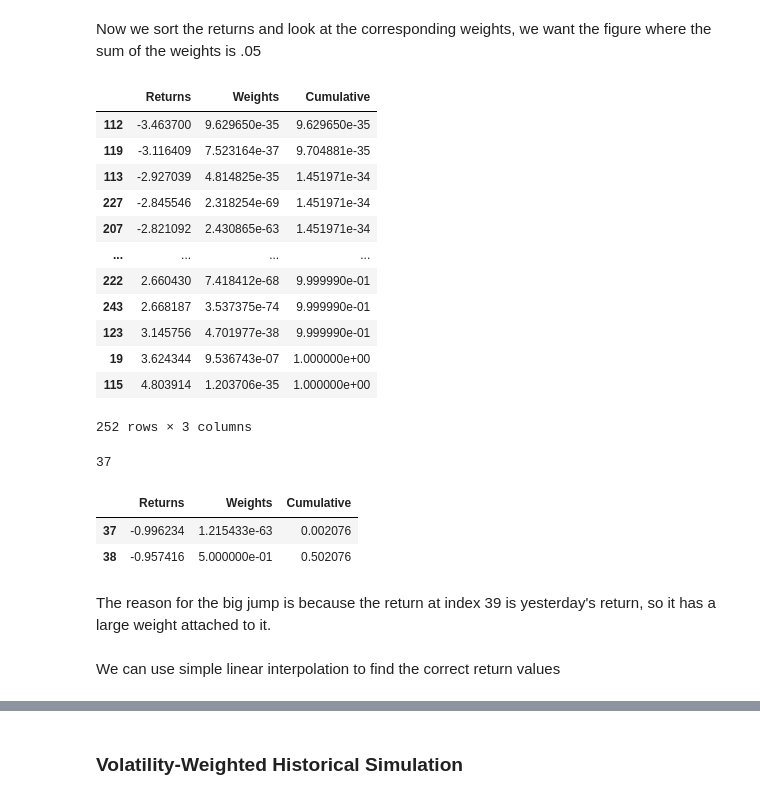
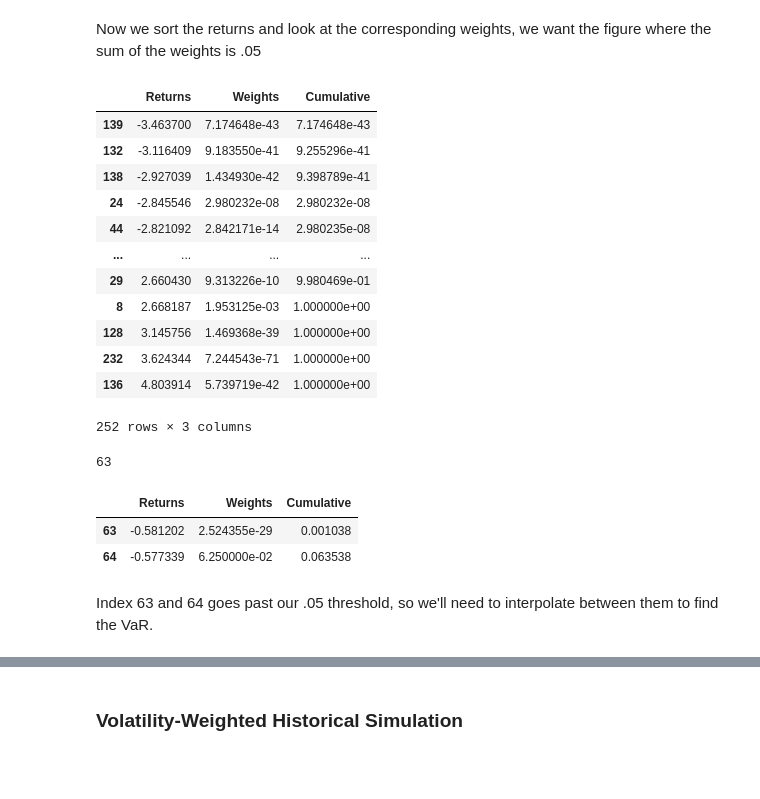
Before and after one commit to matthew-e-thomas/financial-analysis, a Jupyter notebook: Filtered_Historical_VaR.ipynb, the cells around one changed output, grey strips where cells are left out. Drawn from its saved outputs; the diff is of its cells as text; code cells hidden in the pictures; blank space fills up the shorter version.

Commit message:
Fixed Age-weighted VaR

```diff
--- a/Filtered_Historical_VaR.ipynb
+++ b/Filtered_Historical_VaR.ipynb
@@ -207,8 +207,10 @@ wts[:15] #We can see how they get smaller and smaller
  3.0517578125e-05]
 # %% [markdown]
 Now we sort the returns and look at the corresponding weights, we want the figure where the sum of the weights is .05
+# %%
+PnL_recent_first = PnL[::-1]
 # %%
-weights_dict = {'Returns':PnL, 'Weights':wts}
+weights_dict = {'Returns':PnL_recent_first, 'Weights':wts}
 wts_returns = pd.DataFrame(weights_dict)
 # %%
 sort_wts = wts_returns.sort_values(by='Returns')
@@ -218,32 +220,30 @@ sort_wts['Cumulative'] = sort_wts.Weights.cumsum()
 sort_wts
 # %% [output]
 |  | Returns | Weights | Cumulative |
-| 112 | -3.463700 | 9.629650e-35 | 9.629650e-35 |
-| 119 | -3.116409 | 7.523164e-37 | 9.704881e-35 |
-| 113 | -2.927039 | 4.814825e-35 | 1.451971e-34 |
-| 227 | -2.845546 | 2.318254e-69 | 1.451971e-34 |
-| 207 | -2.821092 | 2.430865e-63 | 1.451971e-34 |
+| 139 | -3.463700 | 7.174648e-43 | 7.174648e-43 |
+| 132 | -3.116409 | 9.183550e-41 | 9.255296e-41 |
+| 138 | -2.927039 | 1.434930e-42 | 9.398789e-41 |
+| 24 | -2.845546 | 2.980232e-08 | 2.980232e-08 |
+| 44 | -2.821092 | 2.842171e-14 | 2.980235e-08 |
 | ... | ... | ... | ... |
-| 222 | 2.660430 | 7.418412e-68 | 9.999990e-01 |
-| 243 | 2.668187 | 3.537375e-74 | 9.999990e-01 |
-| 123 | 3.145756 | 4.701977e-38 | 9.999990e-01 |
-| 19 | 3.624344 | 9.536743e-07 | 1.000000e+00 |
-| 115 | 4.803914 | 1.203706e-35 | 1.000000e+00 |
+| 29 | 2.660430 | 9.313226e-10 | 9.980469e-01 |
+| 8 | 2.668187 | 1.953125e-03 | 1.000000e+00 |
+| 128 | 3.145756 | 1.469368e-39 | 1.000000e+00 |
+| 232 | 3.624344 | 7.244543e-71 | 1.000000e+00 |
+| 136 | 4.803914 | 5.739719e-42 | 1.000000e+00 |
 252 rows × 3 columns
 # %%
 #Find where cumulative (percentile) hits 0.05
 sort_wts = sort_wts.reset_index().drop(columns=['index'])
 sort_wts[sort_wts.Cumulative <= 0.05].Returns.idxmax()
 # %% [output]
-37
+63
 # %%
-sort_wts.loc[37:38]
+sort_wts.loc[63:64]
 # %% [output]
 |  | Returns | Weights | Cumulative |
-| 37 | -0.996234 | 1.215433e-63 | 0.002076 |
-| 38 | -0.957416 | 5.000000e-01 | 0.502076 |
+| 63 | -0.581202 | 2.524355e-29 | 0.001038 |
+| 64 | -0.577339 | 6.250000e-02 | 0.063538 |
-# %% [markdown]
-The reason for the big jump is because the return at index 39 is yesterday's return, so it has a large weight attached to it.
-# %% [markdown]
-We can use simple linear interpolation to find the correct return values
+# %% [markdown]
+Index 63 and 64 goes past our .05 threshold, so we'll need to interpolate between them to find the VaR.
 # %%
```
Also changed, not shown: parts of 3 cells of this notebook.
